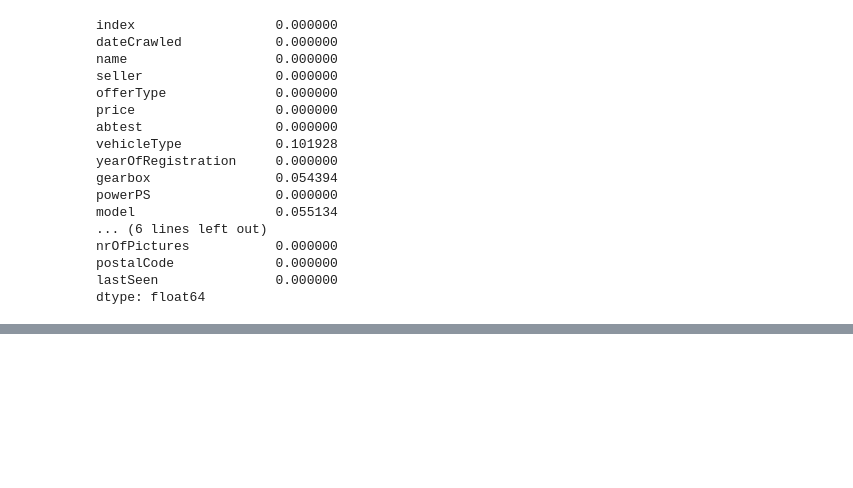
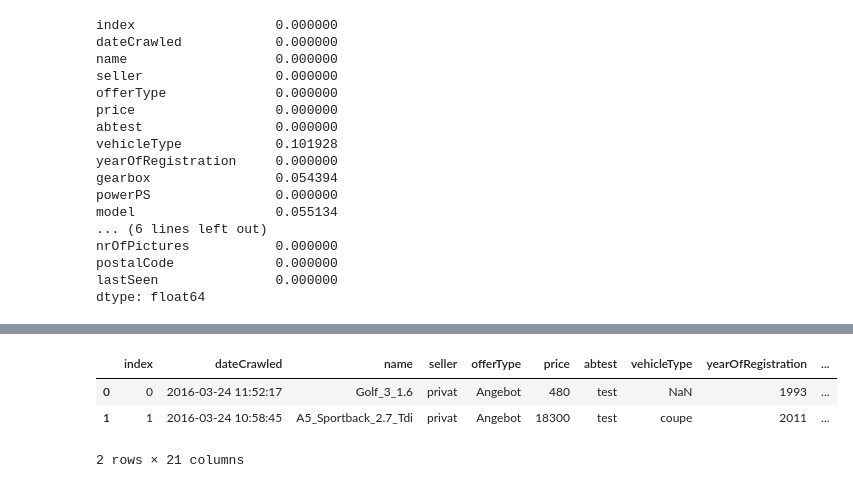
Before and after one commit to rajendra195/ds_ml_project, a Jupyter notebook: notebook_file/data_ingestion_and_profiling.ipynb, the cells around one changed output, grey strips where cells are left out. Saved outputs shown, nothing was run; the diff lists cells and outputs as text; code cells hidden in the pictures; blank space fills up the shorter version.

Commit message:
dataset profiling

```diff
--- a/notebook_file/data_ingestion_and_profiling.ipynb
+++ b/notebook_file/data_ingestion_and_profiling.ipynb
@@ -7,7 +7,8 @@ import numpy as np
 # Data Ingestion
 # %%
 # Loading datasets using pandas read_csv method to create a DataFrame
-df = pd.read_csv("G:/Data science/DS_ML_Project/datasets/autos.csv")
+file_path = "G:/Data science/DS_ML_Project/datasets/autos.csv"
+df = pd.read_csv(file_path)
 # %% [markdown]
 #### About Datasets
 The autos.csv dataset is a comprehensive collection of valuable data about used cars, and provides insight into how the cars are being sold, what price they are being sold for, and all the details about their condition. Each ad contains information such as dateCrawled (the date the ad was first seen), name of the car, seller type (private or dealer), offer type, price, A/B testing information , vehicle type, year of registration (at which year was the car first registered) , gearbox type, power output in PS (horsepower) , model of car , howmany kilometers has it driven so far , monthof registration(when it was first registered)(essentially giving us an idea about its age), fueltype utilized by it( petrol/diesel /electricity/lpg etc.), brand name to which it belongs to  notRepairedDamage - if there is any damage on the vehicle that has not been repaired yet. DateCreated gives us information when this particular advertisement was created in ebay or other place where these cars can be posted. The nrofpictures field will give you an estimate regarding how many images have been included with this ad and postalcode contain info regarding area code where car have been posted.. Lastly lastseen give us time estimation when a crawler last scan this particular post online .All these factors are instrumental in determining a suitable price for used vehicles . Meanwhile regression analysis based on average prices related to years can be done from this dataset .
@@ -193,0 +224,7 @@ df.describe(include="object")
+# %%
+df.head(2)
+# %% [output]
+|  | index | dateCrawled | name | seller | offerType | price | abtest | vehicleType | yearOfRegistration | ... |
+| 0 | 0 | 2016-03-24 11:52:17 | Golf_3_1.6 | privat | Angebot | 480 | test | NaN | 1993 | ... |
+| 1 | 1 | 2016-03-24 10:58:45 | A5_Sportback_2.7_Tdi | privat | Angebot | 18300 | test | coupe | 2011 | ... |
+2 rows × 21 columns
```
Also changed, not shown: parts of 12 cells of this notebook, 2 other files.
